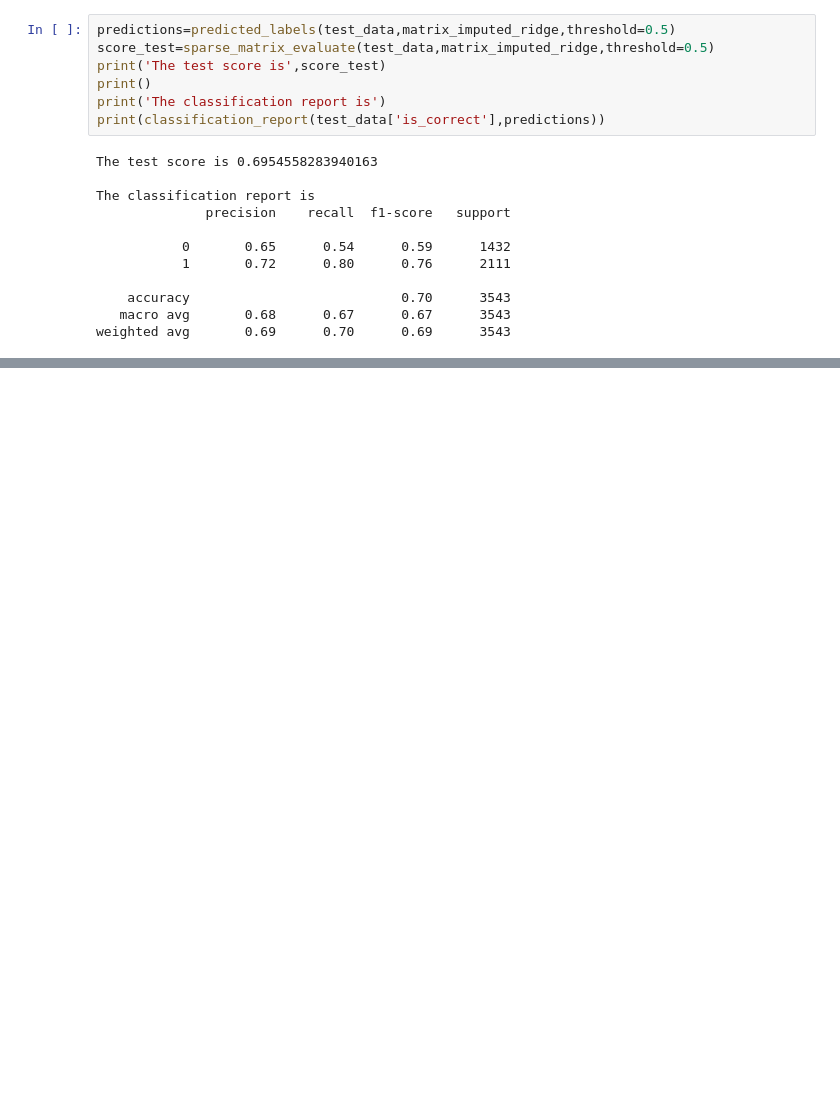
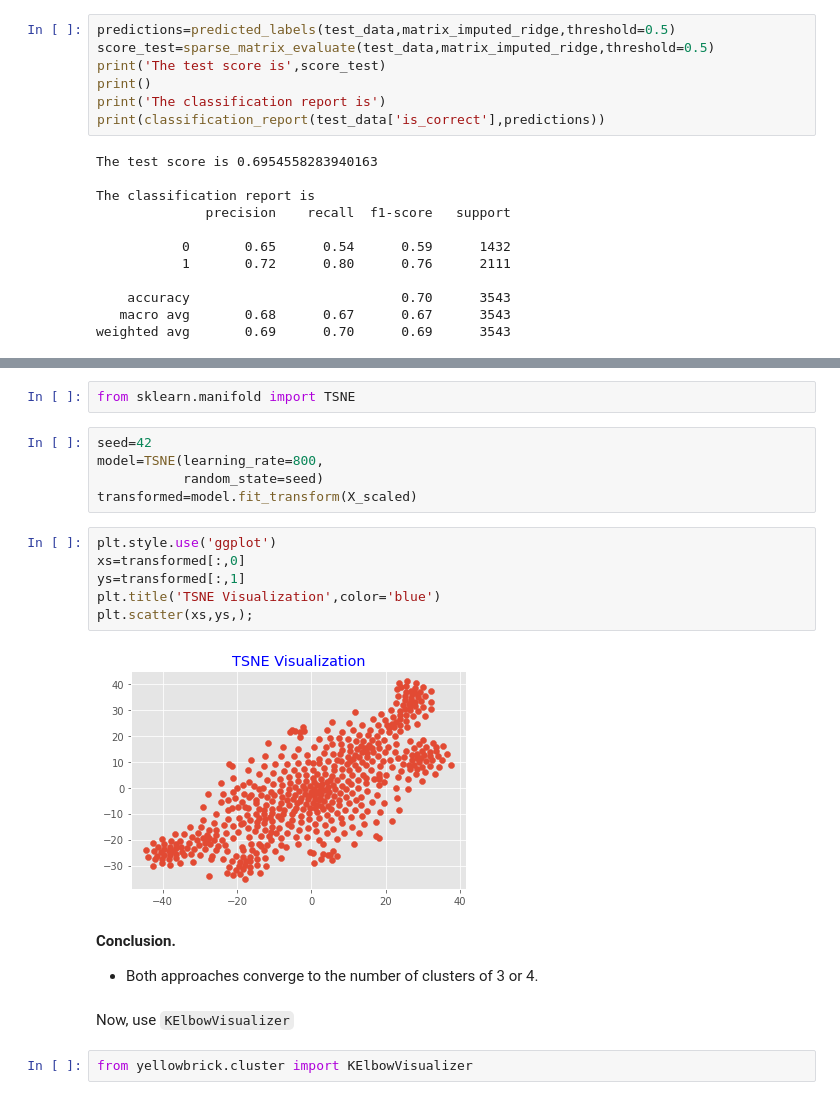
Before and after one commit to DimitriosK/Online-Education, a Jupyter notebook: Online_Platform.ipynb, the cells around one changed output, grey strips where cells are left out. Cells and saved outputs as stored; diff of their text form; blank space fills up the shorter version.

```diff
--- a/Online_Platform.ipynb
+++ b/Online_Platform.ipynb
@@ -1277,0 +1350,23 @@ weighted avg       0.69      0.70      0.69      3543
+# %%
+from sklearn.manifold import TSNE
+# %%
+seed=42
+model=TSNE(learning_rate=800,
+           random_state=seed)
+transformed=model.fit_transform(X_scaled)
+# %%
+plt.style.use('ggplot')
+xs=transformed[:,0]
+ys=transformed[:,1]
+plt.title('TSNE Visualization',color='blue')
+plt.scatter(xs,ys,);
+# %% [output]
+[figure, added]
+# %% [markdown]
+**Conclusion.**
+
+* Both approaches converge to the number of clusters of 3 or 4.
+# %% [markdown]
+Now, use `KElbowVisualizer`
+# %%
+from yellowbrick.cluster import KElbowVisualizer
```
Also changed, not shown: parts of 59 cells of this notebook.
